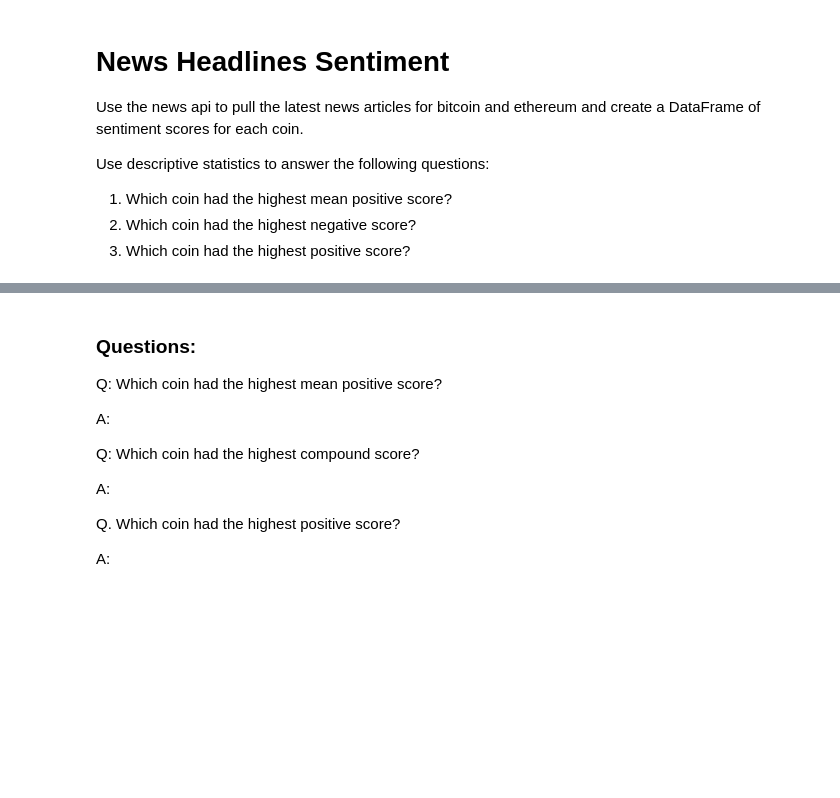
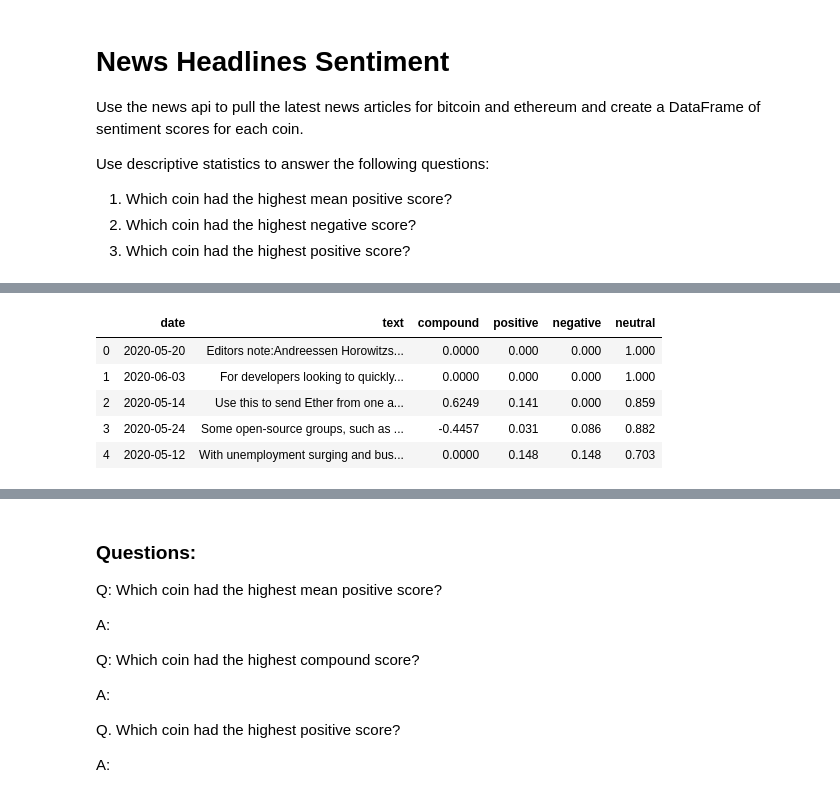
Before and after one commit to gabrieldk96/NLP, a Jupyter notebook: Instructions/Starter_Code/crypto_sentiment.ipynb, the cells around one changed output, grey strips where cells are left out. Saved outputs shown, nothing was run; the diff lists cells and outputs as text; code cells hidden in the pictures; blank space fills up the shorter version.

```diff
--- a/Instructions/Starter_Code/crypto_sentiment.ipynb
+++ b/Instructions/Starter_Code/crypto_sentiment.ipynb
@@ -31 +97,43 @@ newsapi_client = NewsApiClient(api_key=api_key)
+# %%
+# Create the ethereum sentiment scores DataFrame
+eth_sentiments = []
+
+for article in ethereum_news["articles"]:
+    try:
+        text = article["content"]
+        date = article["publishedAt"][:10]
+        sentiment = analyzer.polarity_scores(text)
+        compound = sentiment["compound"]
+        pos = sentiment["pos"]
+        neu = sentiment["neu"]
+        neg = sentiment["neg"]
+
+        eth_sentiments.append({
+            "text": text,
+            "date": date,
+            "compound": compound,
+            "positive": pos,
+            "negative": neg,
+            "neutral": neu
+
+        })
+
+    except AttributeError:
+        pass
+
+# Create DataFrame
+eth_df = pd.DataFrame(eth_sentiments)
+
+# Reorder DataFrame columns
+cols = ["date", "text", "compound", "positive", "negative", "neutral"]
+eth_df = eth_df[cols]
+
+eth_df.head()
+# %% [output]
+|  | date | text | compound | positive | negative | neutral |
+| 0 | 2020-05-20 | Editors note:Andreessen Horowitzs... | 0.0000 | 0.000 | 0.000 | 1.000 |
+| 1 | 2020-06-03 | For developers looking to quickly... | 0.0000 | 0.000 | 0.000 | 1.000 |
+| 2 | 2020-05-14 | Use this to send Ether from one a... | 0.6249 | 0.141 | 0.000 | 0.859 |
+| 3 | 2020-05-24 | Some open-source groups, such as ... | -0.4457 | 0.031 | 0.086 | 0.882 |
+| 4 | 2020-05-12 | With unemployment surging and bus... | 0.0000 | 0.148 | 0.148 | 0.703 |
 # %%
```
Also changed, not shown: parts of 12 cells of this notebook.
